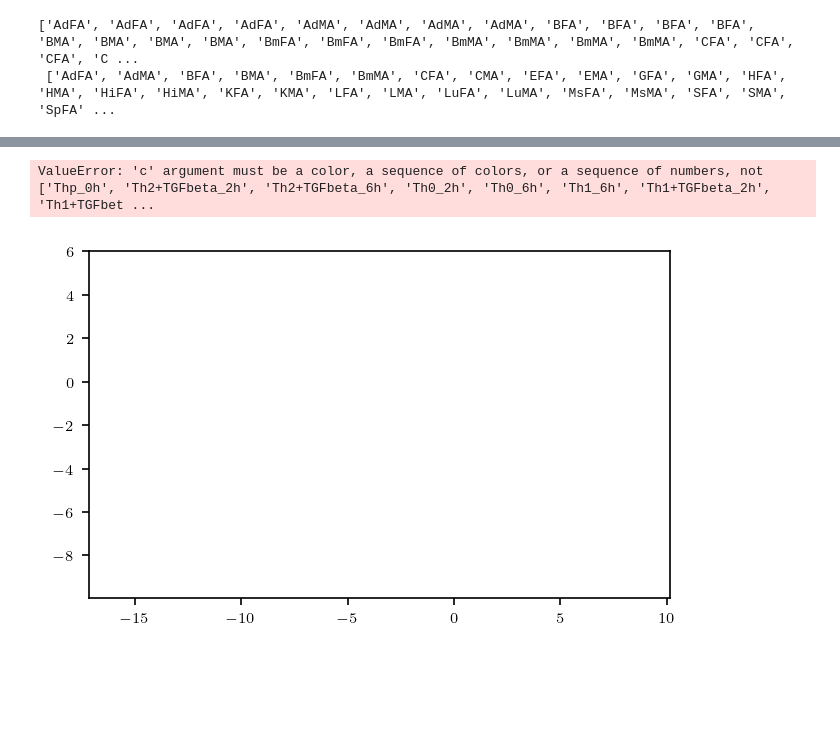
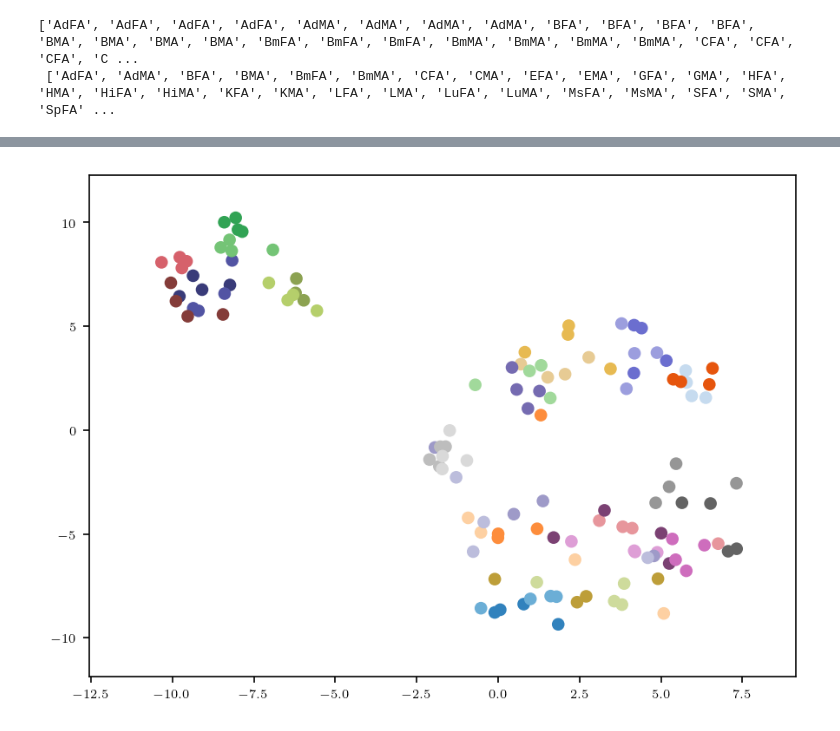
Before and after one commit to Integrative-Transcriptomics/tsne, a Jupyter notebook: diss/agemap_experiment.ipynb, the cells around one changed output, grey strips where cells are left out. Saved outputs shown, nothing was run; the diff lists cells and outputs as text; code cells hidden in the pictures; blank space fills up the shorter version.

Commit message:
agemap experiment

```diff
--- a/diss/agemap_experiment.ipynb
+++ b/diss/agemap_experiment.ipynb
@@ -51,7 +53,10 @@ Iteration  750, KL divergence 0.2960, 50 iterations in 0.6365 sec
 # %%
 mean = pd.read_csv('datasets/AGEMAP/mean.txt')
 cov1 = pd.read_csv('datasets/AGEMAP/cov1.txt')
+N = np.array(cov1.values)
 cov2 = pd.read_csv('datasets/AGEMAP/cov2.txt')
+D = np.array(cov2.values)
+
 print(mean.shape, cov1.shape, cov2.shape)
 # %% [output]
 (127, 50) (127, 127) (50, 50)
@@ -100,5 +103,10 @@ print(labels_red, '\n', labels_set)
 # %% [output]
 ['AdFA', 'AdFA', 'AdFA', 'AdFA', 'AdMA', 'AdMA', 'AdMA', 'AdMA', 'BFA', 'BFA', 'BFA', 'BFA', 'BMA', 'BMA', 'BMA', 'BMA', 'BmFA', 'BmFA', 'BmFA', 'BmMA', 'BmMA', 'BmMA', 'BmMA', 'CFA', 'CFA', 'CFA', 'C ...
  ['AdFA', 'AdMA', 'BFA', 'BMA', 'BmFA', 'BmMA', 'CFA', 'CMA', 'EFA', 'EMA', 'GFA', 'GMA', 'HFA', 'HMA', 'HiFA', 'HiMA', 'KFA', 'KMA', 'LFA', 'LMA', 'LuFA', 'LuMA', 'MsFA', 'MsMA', 'SFA', 'SMA', 'SpFA' ...
+# %%
+import matplotlib
+cmap_b = matplotlib.colormaps['tab20b'].colors
+cmap_c = matplotlib.colormaps['tab20c'].colors
+cmap = matplotlib.colors.ListedColormap(onp.vstack([cmap_b, cmap_c]), name='my_colormap')
 # %%
 f = plt.figure()
@@ -252,4 +120,4 @@ print(dy_dx)
 # %%
-cov_final = np.dot(np.dot(dy_dx, np.kron(cov2.values, cov1.values)), dy_dx.T)
-cov_final = cov_final+1e-3*np.eye(len(cov_final))
+cov_final = compute_cov(X_flat, Y_flat, X_unflattener, Y_unflattener, D, N)
+cov_final = cov_final + 1e-3*np.eye(len(cov_final))
 # %%
@@ -271,6 +128,6 @@ print(cov_final)
 # %%
-from utils import equipotential_standard_normal
+from utils import equipotential_standard_normal_within_one_std
 
-S = equipotential_standard_normal(2 * Y_star.shape[0], 20)
+S = equipotential_standard_normal_within_one_std(2 * Y_star.shape[0], 20)
 L, lower = jax.scipy.linalg.cho_factor(cov_final, lower=True)
 samples = np.transpose(np.transpose(np.dot(L, S))+Y_flat)
@@ -297,7 +134,6 @@ Array([[  7.020743 ,   4.865    ,   7.8052435,   2.237799 ,   5.9051776,
 # %%
 from animate_ifd import *
-animate(samples, [i for i in range(Y_star.shape[0])], 'datasets/Thcells/animation.gif')
+animate(samples, cs, 'datasets/AGEMAP/animation.gif', cmap)
 # %% [output]
-ValueError: 'c' argument must be a color, a sequence of colors, or a sequence of numbers, not ['Thp_0h', 'Th2+TGFbeta_2h', 'Th2+TGFbeta_6h', 'Th0_2h', 'Th0_6h', 'Th1_6h', 'Th1+TGFbeta_2h', 'Th1+TGFbet ...
-[figure, old version]
+[figure, new version]
 # %%
```
Also changed, not shown: parts of 35 cells of this notebook, 14 other files.
